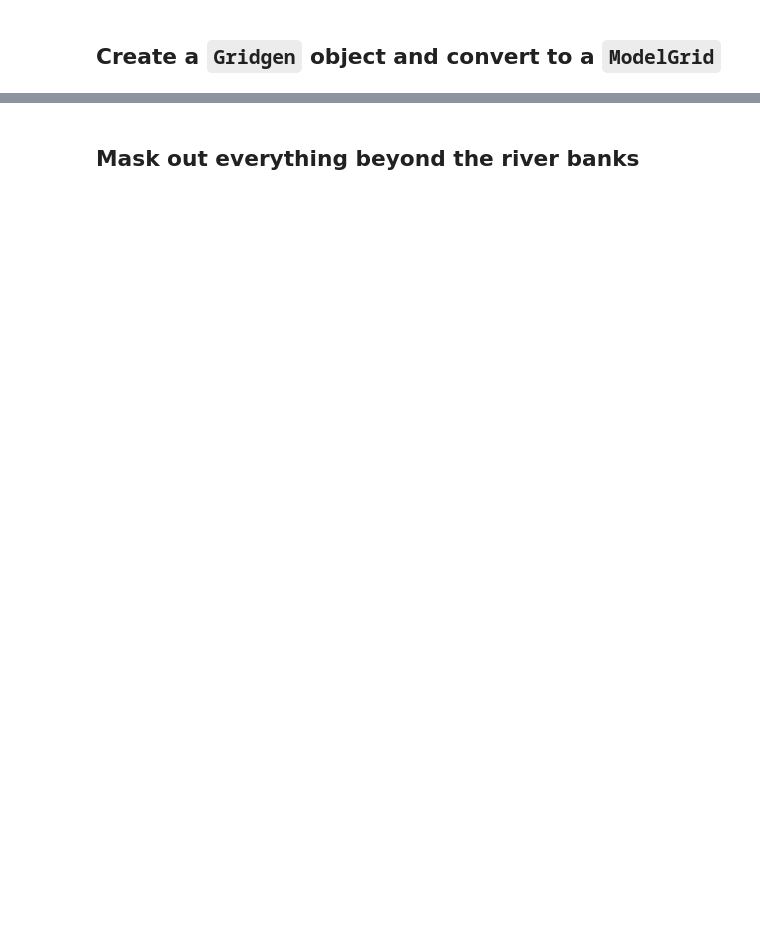
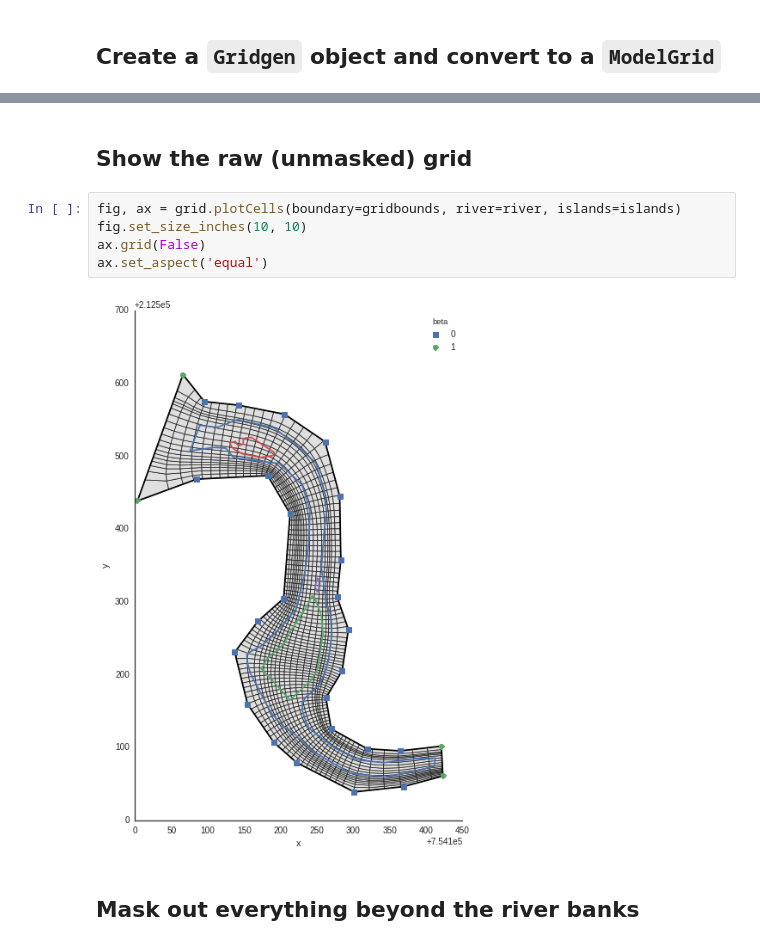
Before and after one commit to Geosyntec/pygridtools, a Jupyter notebook: examples/2 - Shapefiles and masking cells.ipynb, the cells around one changed output, grey strips where cells are left out. Drawn from its saved outputs; the diff is of its cells as text; blank space fills up the shorter version.

```diff
--- a/examples/2 - Shapefiles and masking cells.ipynb
+++ b/examples/2 - Shapefiles and masking cells.ipynb
@@ -92,3 +76,12 @@ showGrid(gridbounds, grid=grid, river=river, islands=islands)
+# %% [markdown]
+## Show the raw (unmasked) grid
+# %%
+fig, ax = grid.plotCells(boundary=gridbounds, river=river, islands=islands)
+fig.set_size_inches(10, 10)
+ax.grid(False)
+ax.set_aspect('equal')
+# %% [output]
+[figure, added]
 # %% [markdown]
 ## Mask out everything beyond the river banks
 # %%
```
Also changed, not shown: parts of 5 cells of this notebook, 8 other files.
